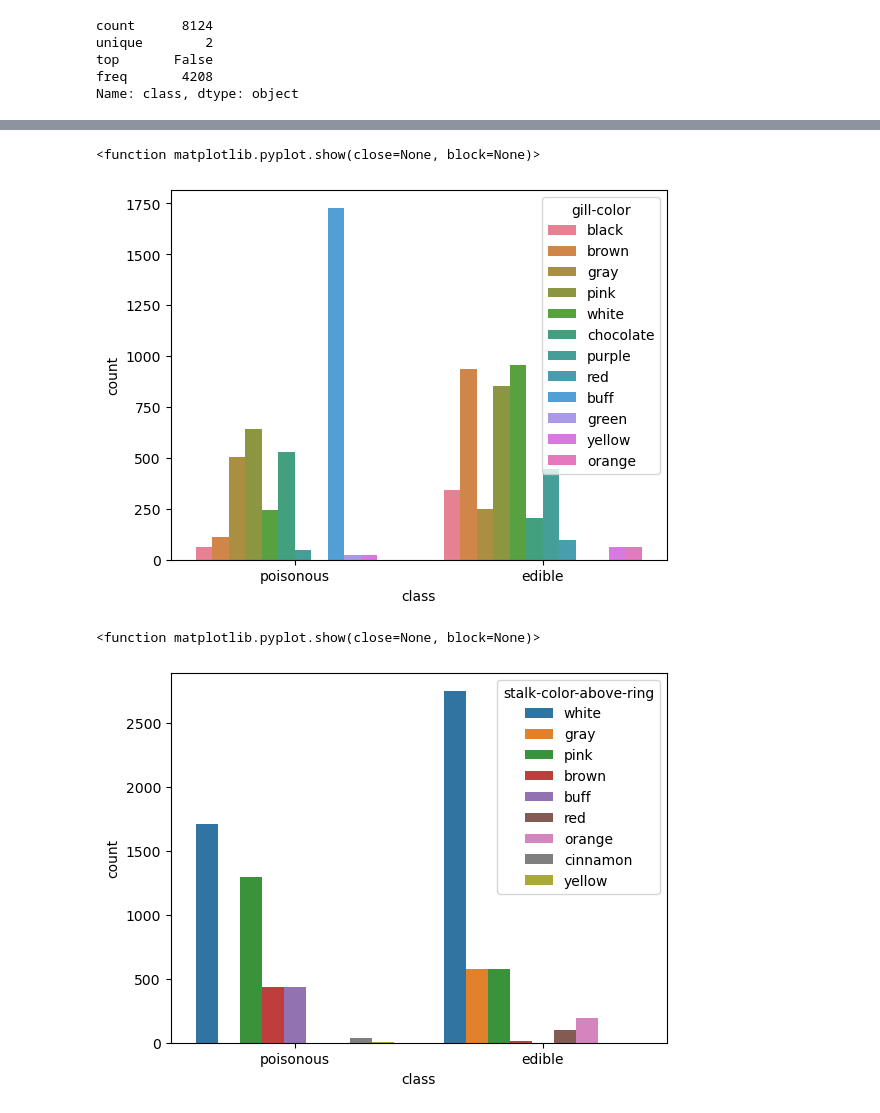
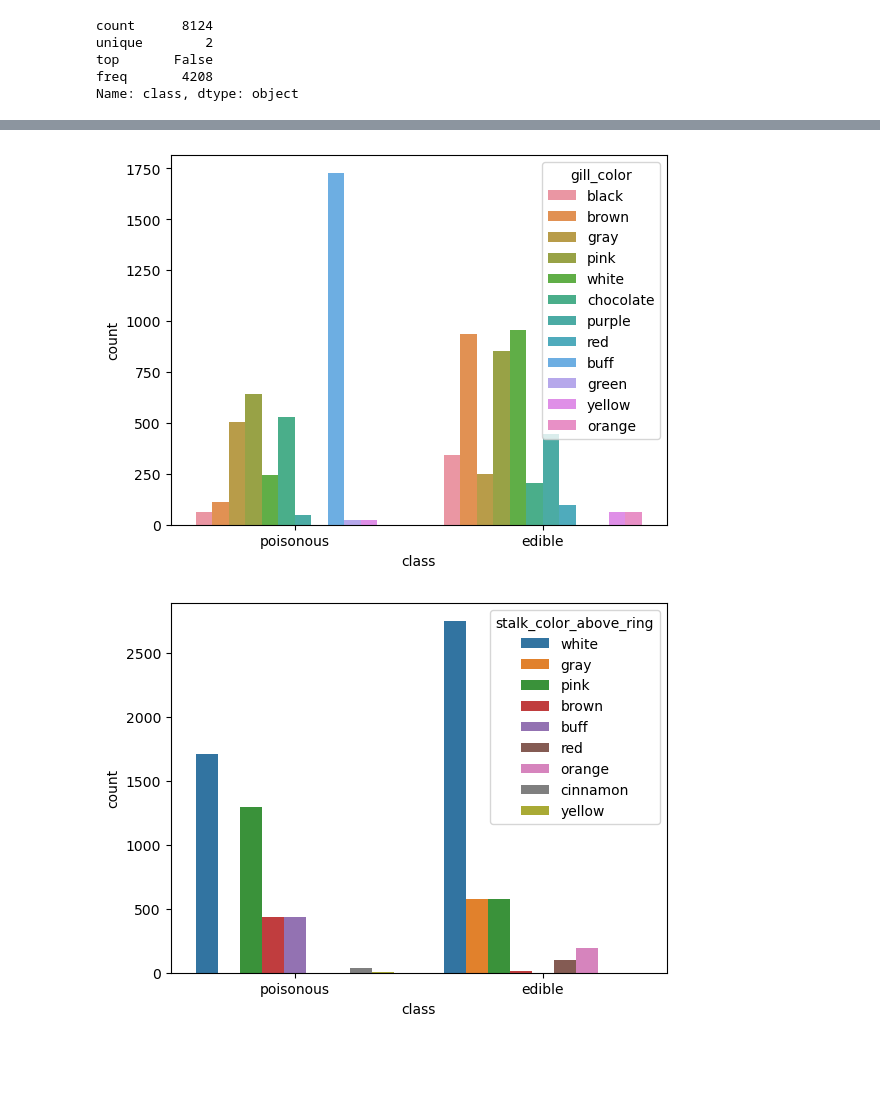
Before and after one commit to cskelly665-byte/mushroom-project, a Jupyter notebook: mushroom_analysis.ipynb, the cells around one changed output, grey strips where cells are left out. Drawn from its saved outputs; the diff is of its cells as text; code cells hidden in the pictures; blank space fills up the shorter version.

```diff
--- a/mushroom_analysis.ipynb
+++ b/mushroom_analysis.ipynb
@@ -2,32 +2,14 @@
 import pandas as pd
 import seaborn as sns
 import matplotlib.pyplot as plib
-from statsmodels.graphics.mosaicplot import mosaic
+plib.rcParams.update(plib.rcParamsDefault)
 # %%
 column_names = [
-    'class',
-    'cap-shape',
-    'cap-surface',
-    'cap-color',
-    'bruises',
-    'odor',
-    'gill-attachment',
-    'gill-spacing',
-    'gill-size',
-    'gill-color',
-    'stalk-shape',
-    'stalk-root',
-    'stalk-surface-above-ring',
-    'stalk-surface-below-ring',
-    'stalk-color-above-ring',
-    'stalk-color-below-ring',
-    'veil-type',
-    'veil-color',
-    'ring-number',
-    'ring-type',
-    'spore-print-color',
-    'population',
-    'habitat'
+    "class","cap_shape","cap_surface","cap_color","bruises","odor",
+    "gill_attachment","gill_spacing","gill_size","gill_color","stalk_shape",
+    "stalk_root","stalk_surface_above_ring","stalk_surface_below_ring",
+    "stalk_color_above_ring","stalk_color_below_ring","veil_type","veil_color",
+    "ring_number","ring_type","spore_print_color","population","habitat"
 ]
 # %%
 df = pd.read_csv("agaricus-lepiota.data", header=None, names=column_names)
@@ -312,14 +133,12 @@ NameError: name 'plt' is not defined
 [figure]
 # %%
-sns.countplot(data=df, x='class', hue='gill-color')
-plib.show
+sns.countplot(data=df, x='class', hue='gill_color')
+plib.show()
 # %% [output]
-<function matplotlib.pyplot.show(close=None, block=None)>
 [figure]
 # %%
-sns.countplot(data=df, x='class', hue='stalk-color-above-ring')
-plib.show
+sns.countplot(data=df, x='class', hue='stalk_color_above_ring')
+plib.show()
 # %% [output]
-<function matplotlib.pyplot.show(close=None, block=None)>
-[figure, old version]
+[figure, new version]
 # %%
```
Also changed, not shown: parts of 26 cells of this notebook.
